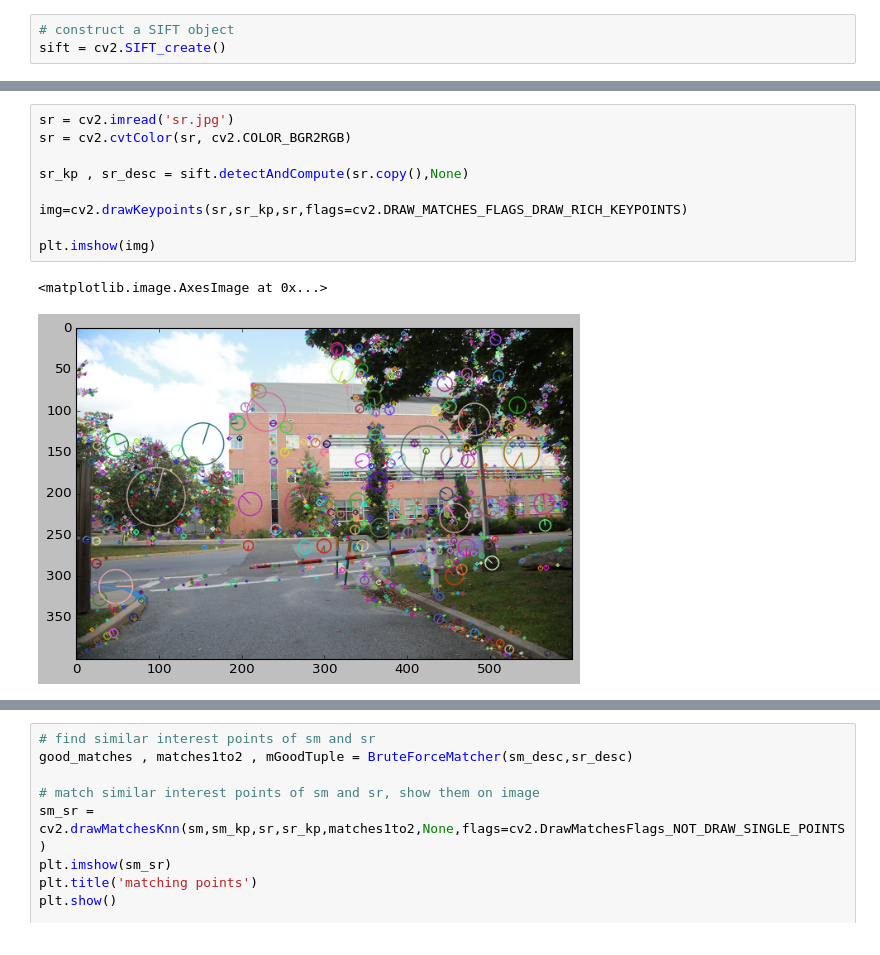
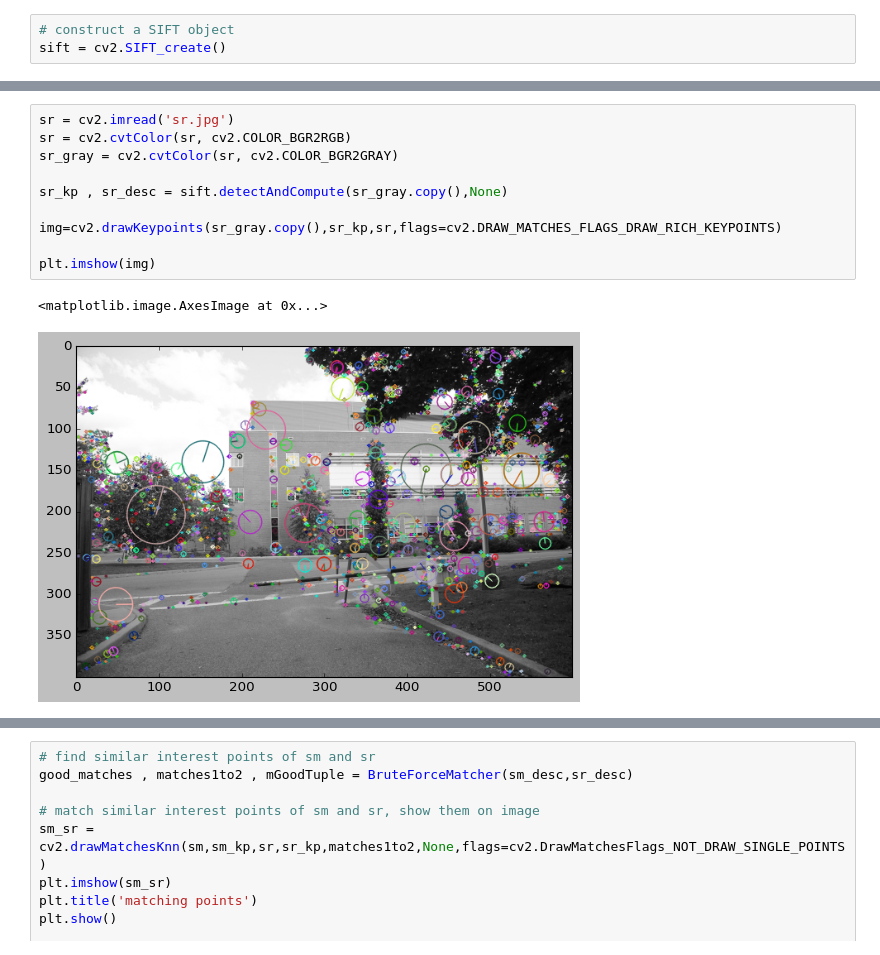
Before and after one commit to TahaTabatabaei/computer-vision, a Jupyter notebook: hw7/main.ipynb, the cells around one changed output, grey strips where cells are left out. Drawn from its saved outputs; the diff is of its cells as text.

```diff
--- a/hw7/main.ipynb
+++ b/hw7/main.ipynb
@@ -51,15 +53,16 @@ plt.imshow(img)
 # %%
 sr = cv2.imread('sr.jpg')
 sr = cv2.cvtColor(sr, cv2.COLOR_BGR2RGB)
+sr_gray = cv2.cvtColor(sr, cv2.COLOR_BGR2GRAY)
 
-sr_kp , sr_desc = sift.detectAndCompute(sr.copy(),None)
+sr_kp , sr_desc = sift.detectAndCompute(sr_gray.copy(),None)
 
-img=cv2.drawKeypoints(sr,sr_kp,sr,flags=cv2.DRAW_MATCHES_FLAGS_DRAW_RICH_KEYPOINTS)
+img=cv2.drawKeypoints(sr_gray.copy(),sr_kp,sr,flags=cv2.DRAW_MATCHES_FLAGS_DRAW_RICH_KEYPOINTS)
 
 plt.imshow(img)
 # %% [output]
 <matplotlib.image.AxesImage at 0x...>
-[figure, old version]
+[figure, new version]
 # %%
 # find similar interest points of sl and sm
 good_matches , matches1to2 , mGoodTuple = BruteForceMatcher(sl_desc,sm_desc)
```
Also changed, not shown: parts of 4 cells of this notebook, 1 other file.
